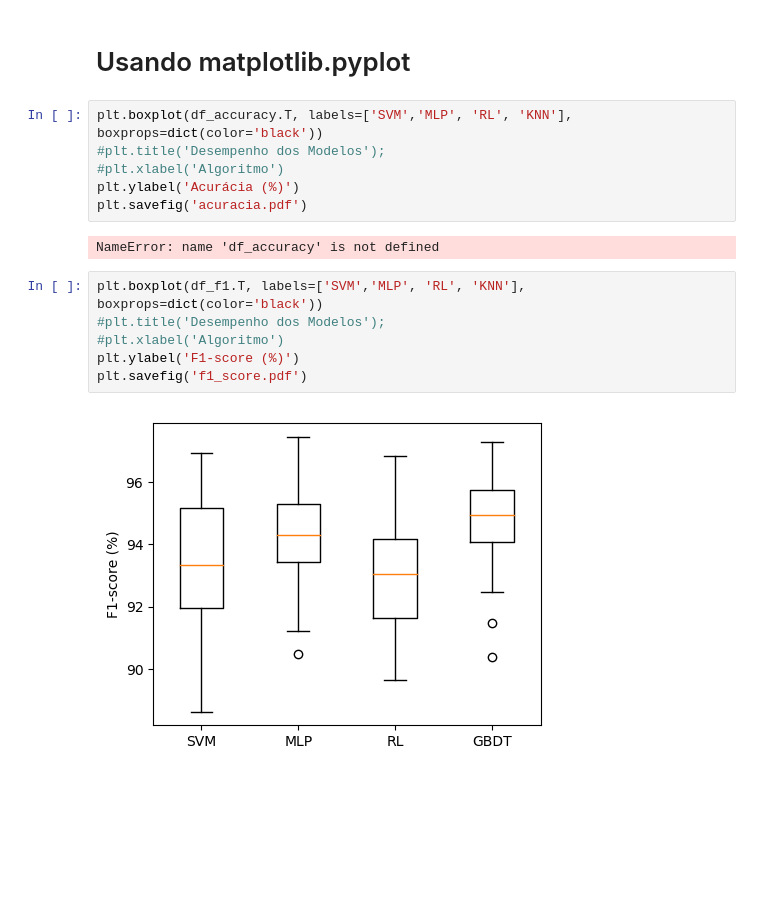
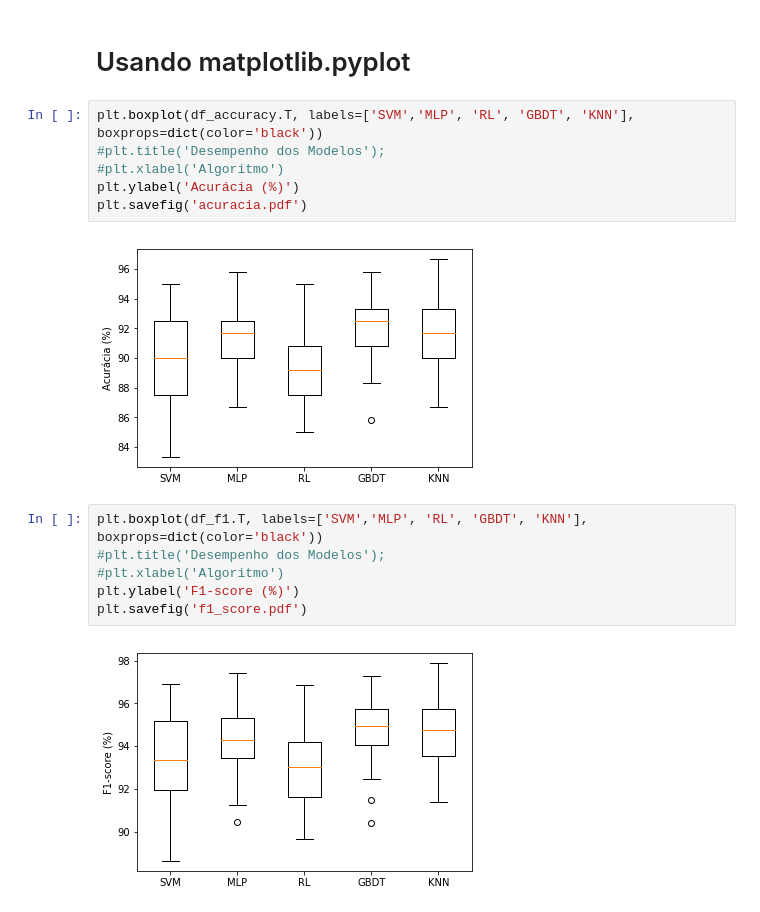
Before and after one commit to Fausto14/artigo_ml_doutorado, a Jupyter notebook: resultados/resultados.ipynb, the cells around one changed output. Cells and saved outputs as stored; diff of their text form; blank space fills up the shorter version.

```diff
--- a/resultados/resultados.ipynb
+++ b/resultados/resultados.ipynb
@@ -49,18 +49,18 @@ plt.savefig('f1_score.pdf')
 # %% [markdown]
 # Usando matplotlib.pyplot
 # %%
-plt.boxplot(df_accuracy.T, labels=['SVM','MLP', 'RL', 'KNN'], boxprops=dict(color='black'))
+plt.boxplot(df_accuracy.T, labels=['SVM','MLP', 'RL', 'GBDT', 'KNN'], boxprops=dict(color='black'))
 #plt.title('Desempenho dos Modelos');
 #plt.xlabel('Algoritmo')
 plt.ylabel('Acurácia (%)')
 plt.savefig('acuracia.pdf')
 # %% [output]
-NameError: name 'df_accuracy' is not defined
+[figure, added]
 # %%
-plt.boxplot(df_f1.T, labels=['SVM','MLP', 'RL', 'KNN'], boxprops=dict(color='black'))
+plt.boxplot(df_f1.T, labels=['SVM','MLP', 'RL', 'GBDT', 'KNN'], boxprops=dict(color='black'))
 #plt.title('Desempenho dos Modelos');
 #plt.xlabel('Algoritmo')
 plt.ylabel('F1-score (%)')
 plt.savefig('f1_score.pdf')
 # %% [output]
-[figure, old version]
+[figure, new version]
```
Also changed, not shown: parts of 3 cells of this notebook, 4 other files.
